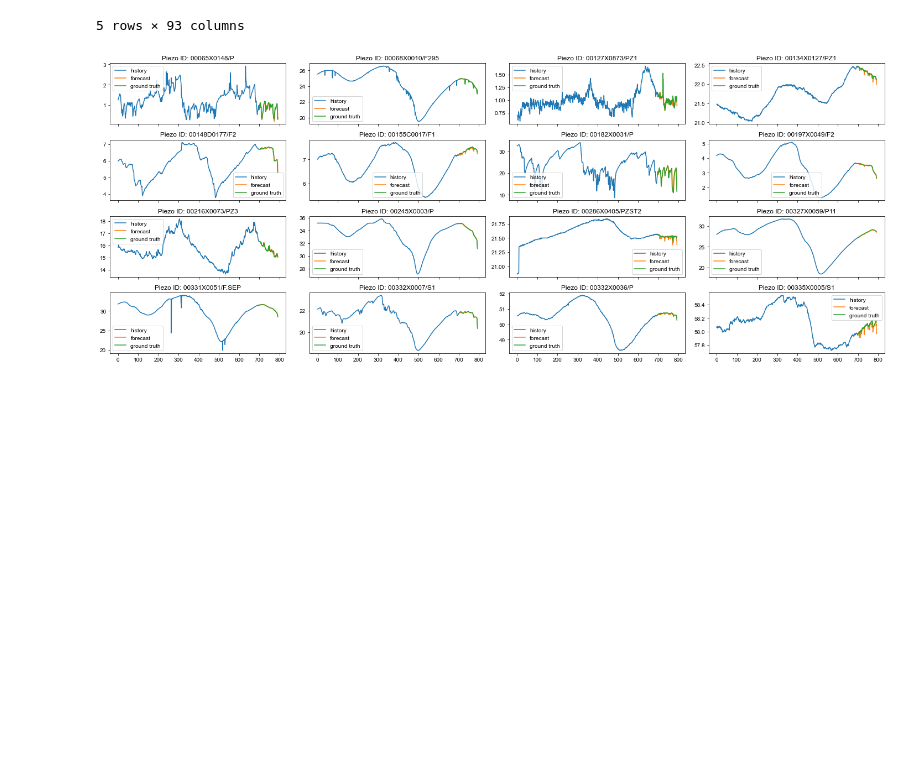
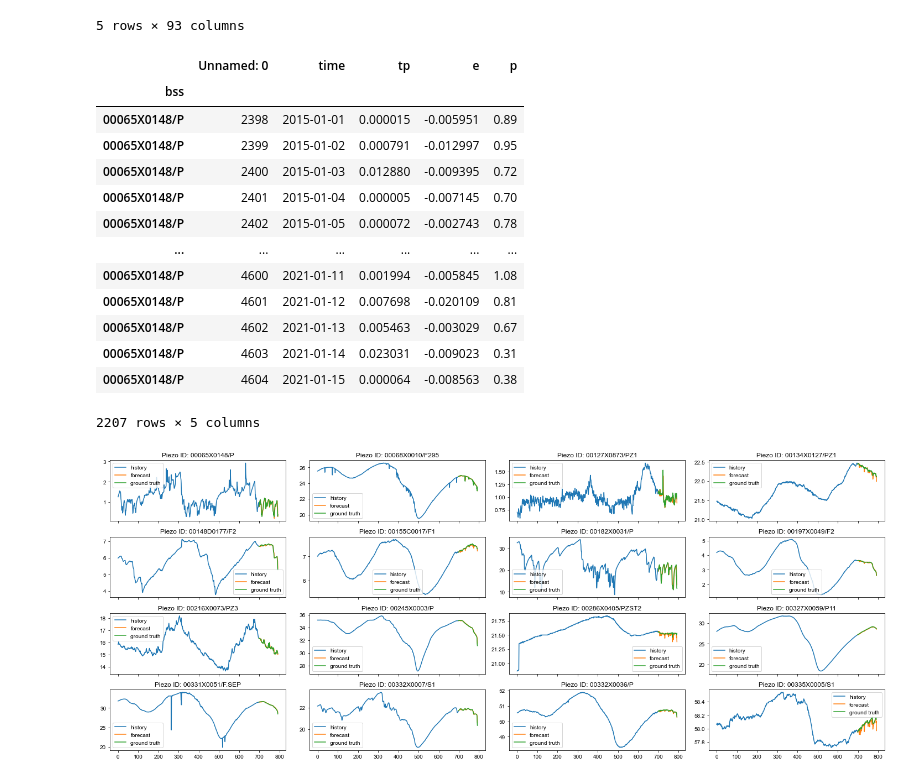
Before and after one commit to frankl1/piezoforecast, a Jupyter notebook: results/analysis.ipynb, the cells around one changed output. Cells and saved outputs as stored; diff of their text form; code cells hidden in the pictures; blank space fills up the shorter version.

```diff
--- a/results/analysis.ipynb
+++ b/results/analysis.ipynb
@@ -387,6 +387,23 @@ neuralProphetRain.head()
 # %%
 history = pd.read_csv('../data_collection/dataset_nomissing_linear.csv', sep=',', index_col='bss', parse_dates=['time'])
 history = history[history.time < "2021-01-16"]
+# %%
+history.loc['00065X0148/P']
+# %% [output]
+|  | Unnamed: 0 | time | tp | e | p |
+| bss |  |  |  |  |  |
+| 00065X0148/P | 2398 | 2015-01-01 | 0.000015 | -0.005951 | 0.89 |
+| 00065X0148/P | 2399 | 2015-01-02 | 0.000791 | -0.012997 | 0.95 |
+| 00065X0148/P | 2400 | 2015-01-03 | 0.012880 | -0.009395 | 0.72 |
+| 00065X0148/P | 2401 | 2015-01-04 | 0.000005 | -0.007145 | 0.70 |
+| 00065X0148/P | 2402 | 2015-01-05 | 0.000072 | -0.002743 | 0.78 |
+| ... | ... | ... | ... | ... | ... |
+| 00065X0148/P | 4600 | 2021-01-11 | 0.001994 | -0.005845 | 1.08 |
+| 00065X0148/P | 4601 | 2021-01-12 | 0.007698 | -0.020109 | 0.81 |
+| 00065X0148/P | 4602 | 2021-01-13 | 0.005463 | -0.003029 | 0.67 |
+| 00065X0148/P | 4603 | 2021-01-14 | 0.023031 | -0.009023 | 0.31 |
+| 00065X0148/P | 4604 | 2021-01-15 | 0.000064 | -0.008563 | 0.38 |
+2207 rows × 5 columns
 # %%
 h_length = 700
 horizon = 93
```
Also changed, not shown: parts of 2 cells of this notebook.
